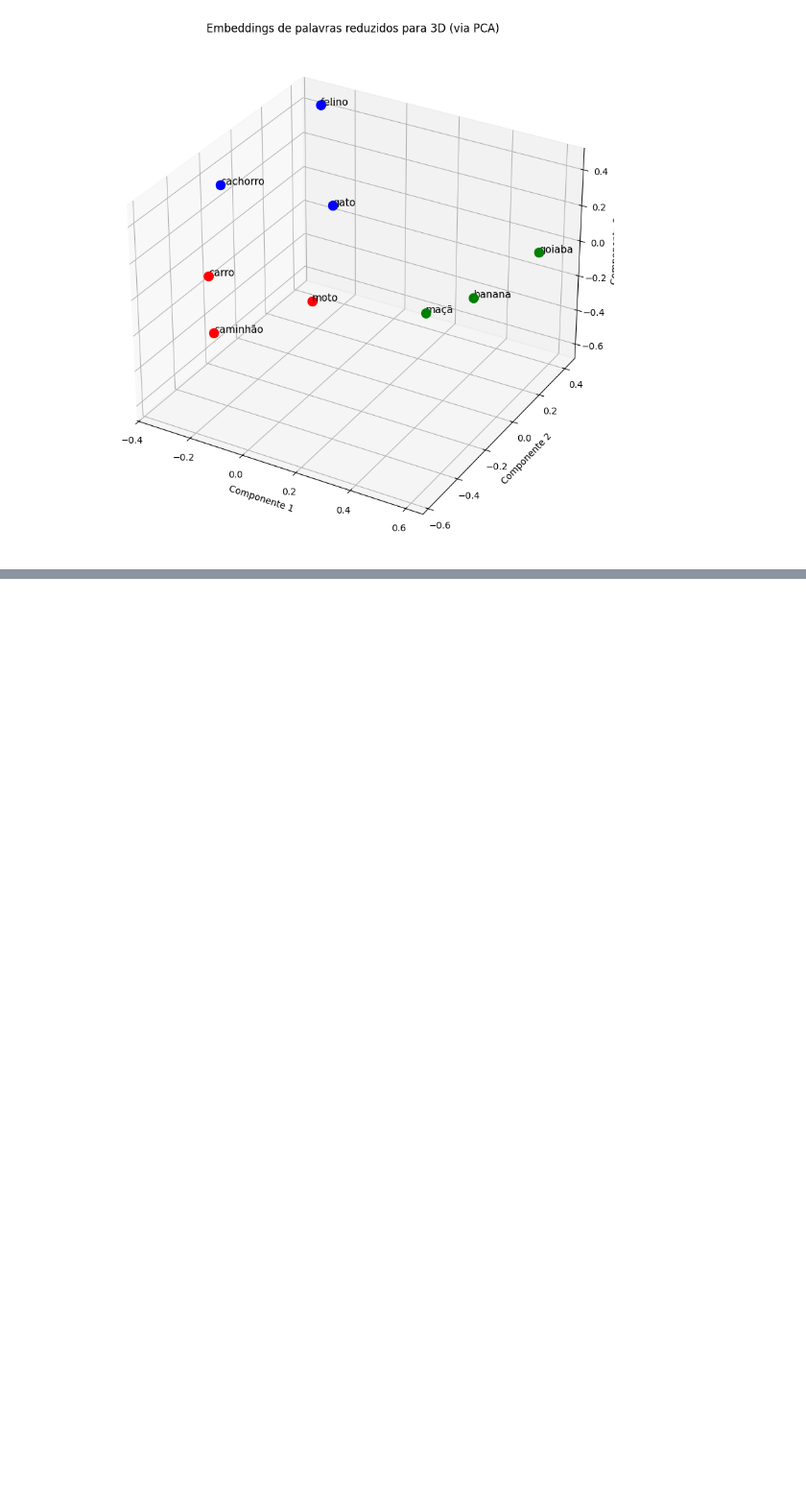
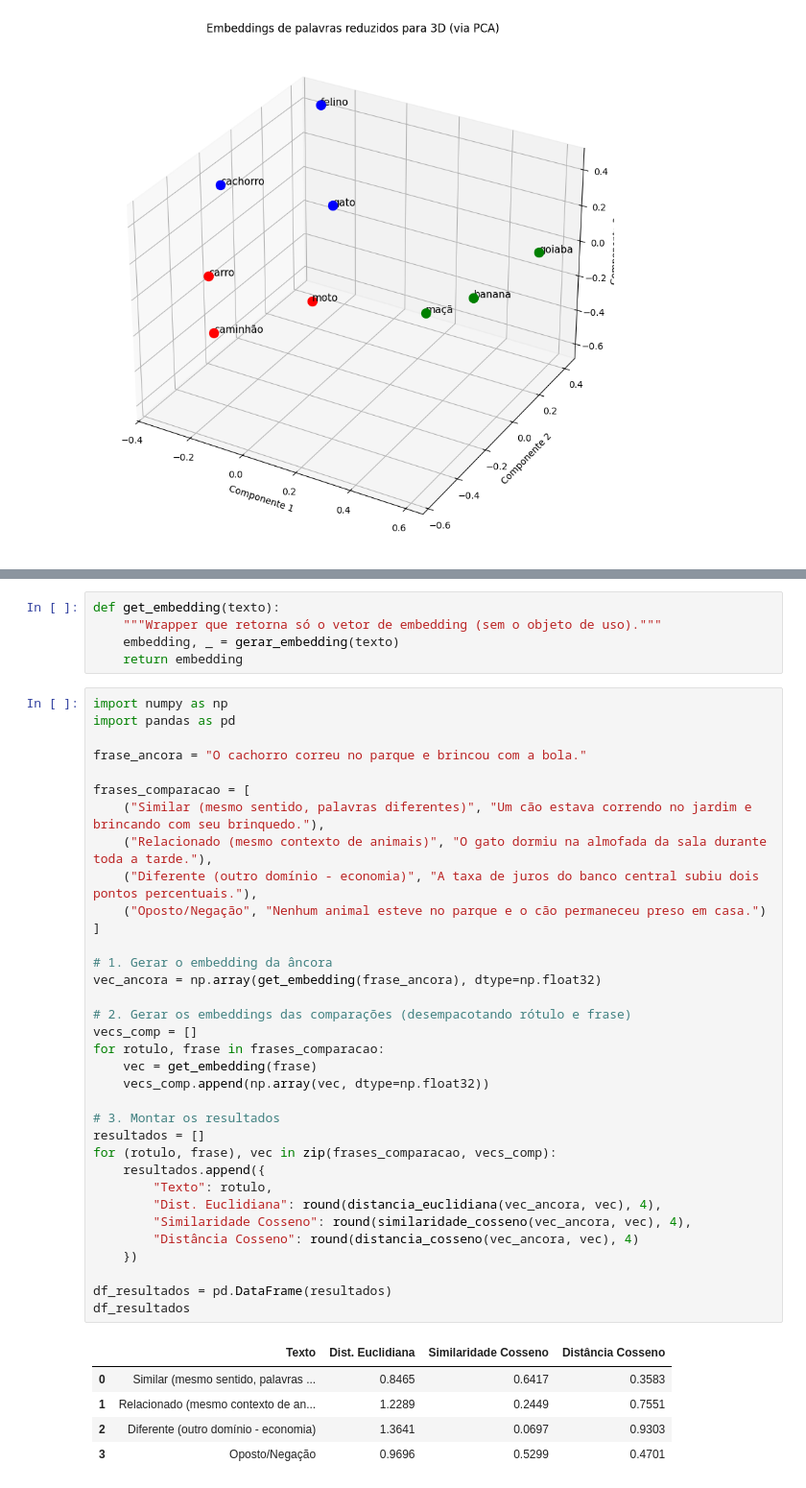
Before and after one commit to MARCIO-COSTA93/Residencia-Trilhas-em-Tecnologias-IA-Generativa-RAG, a Jupyter notebook: AULA_03/Aula_03_a.ipynb, the cells around one changed output, grey strips where cells are left out. Shown at 96% size. Cells and saved outputs as stored; diff of their text form; blank space fills up the shorter version.

Commit message:
Aula 03 - distancias euclidiana e cosseno + teste frase ancora

```diff
--- a/AULA_03/Aula_03_a.ipynb
+++ b/AULA_03/Aula_03_a.ipynb
@@ -109,0 +189,45 @@ plt.show()
+# %%
+def get_embedding(texto):
+    """Wrapper que retorna só o vetor de embedding (sem o objeto de uso)."""
+    embedding, _ = gerar_embedding(texto)
+    return embedding
+# %%
+import numpy as np
+import pandas as pd
+
+frase_ancora = "O cachorro correu no parque e brincou com a bola."
+
+frases_comparacao = [
+    ("Similar (mesmo sentido, palavras diferentes)", "Um cão estava correndo no jardim e brincando com seu brinquedo."),
+    ("Relacionado (mesmo contexto de animais)", "O gato dormiu na almofada da sala durante toda a tarde."),
+    ("Diferente (outro domínio - economia)", "A taxa de juros do banco central subiu dois pontos percentuais."),
+    ("Oposto/Negação", "Nenhum animal esteve no parque e o cão permaneceu preso em casa.")
+]
+
+# 1. Gerar o embedding da âncora
+vec_ancora = np.array(get_embedding(frase_ancora), dtype=np.float32)
+
+# 2. Gerar os embeddings das comparações (desempacotando rótulo e frase)
+vecs_comp = []
+for rotulo, frase in frases_comparacao:
+    vec = get_embedding(frase)
+    vecs_comp.append(np.array(vec, dtype=np.float32))
+
+# 3. Montar os resultados
+resultados = []
+for (rotulo, frase), vec in zip(frases_comparacao, vecs_comp):
+    resultados.append({
+        "Texto": rotulo,
+        "Dist. Euclidiana": round(distancia_euclidiana(vec_ancora, vec), 4),
+        "Similaridade Cosseno": round(similaridade_cosseno(vec_ancora, vec), 4),
+        "Distância Cosseno": round(distancia_cosseno(vec_ancora, vec), 4)
+    })
+
+df_resultados = pd.DataFrame(resultados)
+df_resultados
+# %% [output]
+|  | Texto | Dist. Euclidiana | Similaridade Cosseno | Distância Cosseno |
+| 0 | Similar (mesmo sentido, palavras ... | 0.8465 | 0.6417 | 0.3583 |
+| 1 | Relacionado (mesmo contexto de an... | 1.2289 | 0.2449 | 0.7551 |
+| 2 | Diferente (outro domínio - economia) | 1.3641 | 0.0697 | 0.9303 |
+| 3 | Oposto/Negação | 0.9696 | 0.5299 | 0.4701 |
```
Also changed, not shown: parts of 4 cells of this notebook.
